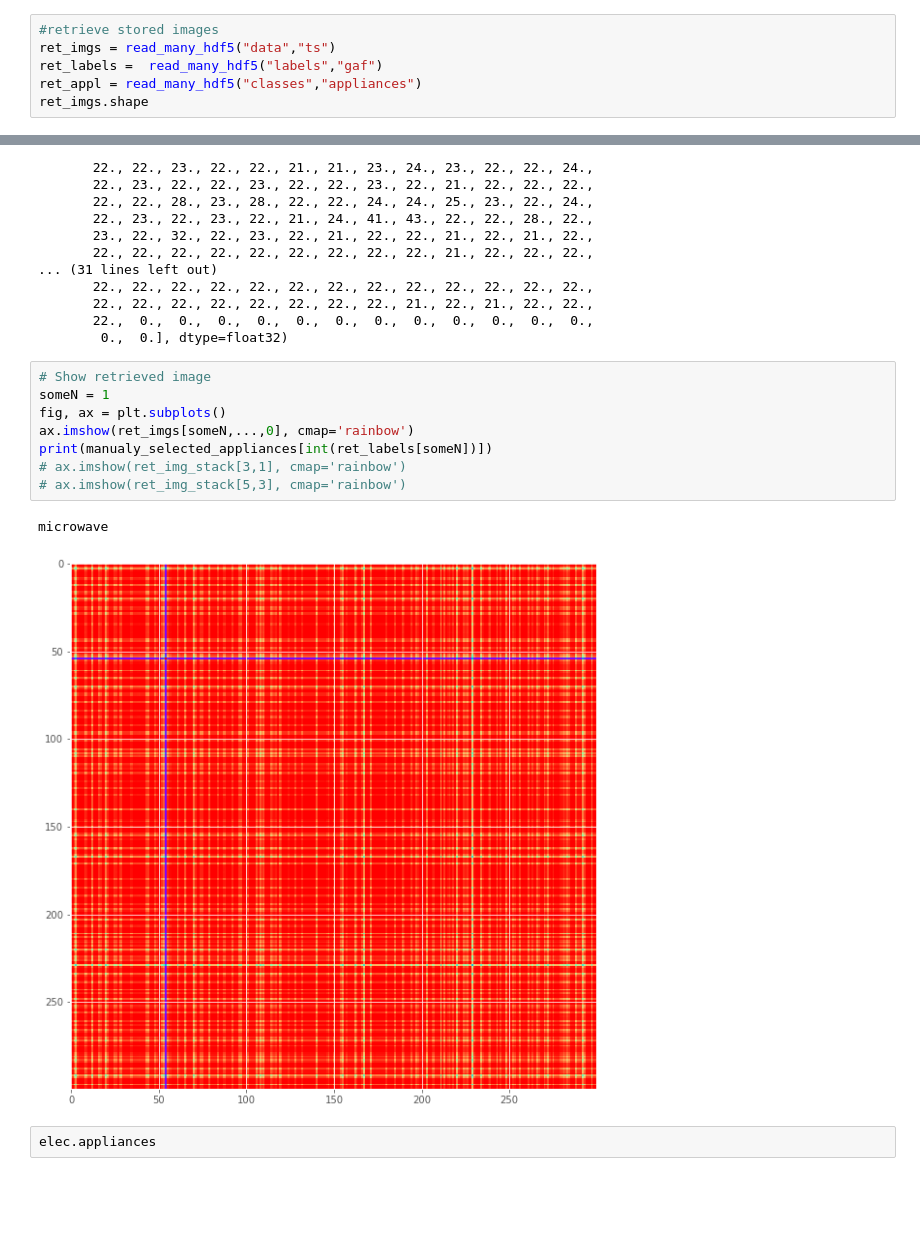
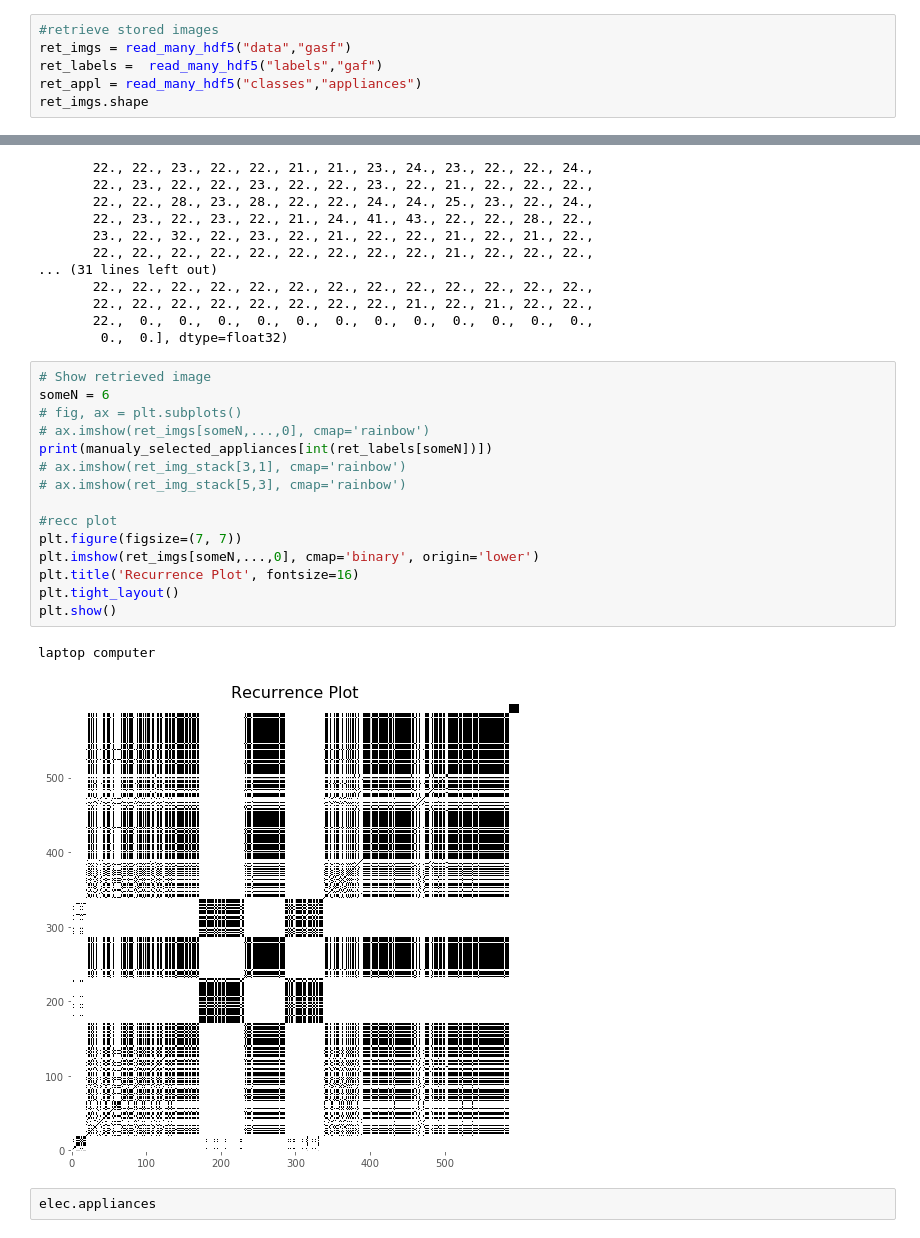
Before and after one commit to jenkoj/ts2img, a Jupyter notebook: generate_dataset.ipynb, the cells around one changed output, grey strips where cells are left out. Drawn from its saved outputs; the diff is of its cells as text; blank space fills up the shorter version.

Commit message:
implemented recurrence plot

```diff
--- a/generate_dataset.ipynb
+++ b/generate_dataset.ipynb
@@ -461,7 +507,7 @@ gasf_stack[129][50][50]
 store_many_hdf5(gasf_stack,"fridge","gasf")
 # %%
 #retrieve stored images
-ret_imgs = read_many_hdf5("data","ts")
+ret_imgs = read_many_hdf5("data","gasf")
 ret_labels =  read_many_hdf5("labels","gaf")
 ret_appl = read_many_hdf5("classes","appliances")
 ret_imgs.shape
@@ -489,15 +535,22 @@ array([18., 17., 20., 17., 19., 21., 19., 18., 18., 18., 18., 18., 17.,
         0.,  0.], dtype=float32)
 # %%
 # Show retrieved image
-someN = 1
-fig, ax = plt.subplots()
-ax.imshow(ret_imgs[someN,...,0], cmap='rainbow')
+someN = 6
+# fig, ax = plt.subplots()
+# ax.imshow(ret_imgs[someN,...,0], cmap='rainbow')
 print(manualy_selected_appliances[int(ret_labels[someN])])
 # ax.imshow(ret_img_stack[3,1], cmap='rainbow')
 # ax.imshow(ret_img_stack[5,3], cmap='rainbow')
+
+#recc plot
+plt.figure(figsize=(7, 7))
+plt.imshow(ret_imgs[someN,...,0], cmap='binary', origin='lower')
+plt.title('Recurrence Plot', fontsize=16)
+plt.tight_layout()
+plt.show()
 # %% [output]
-microwave
+laptop computer
-[figure, old version]
+[figure, new version]
 # %%
 elec.appliances
 # %% [output]
```
Also changed, not shown: parts of 8 cells of this notebook.
